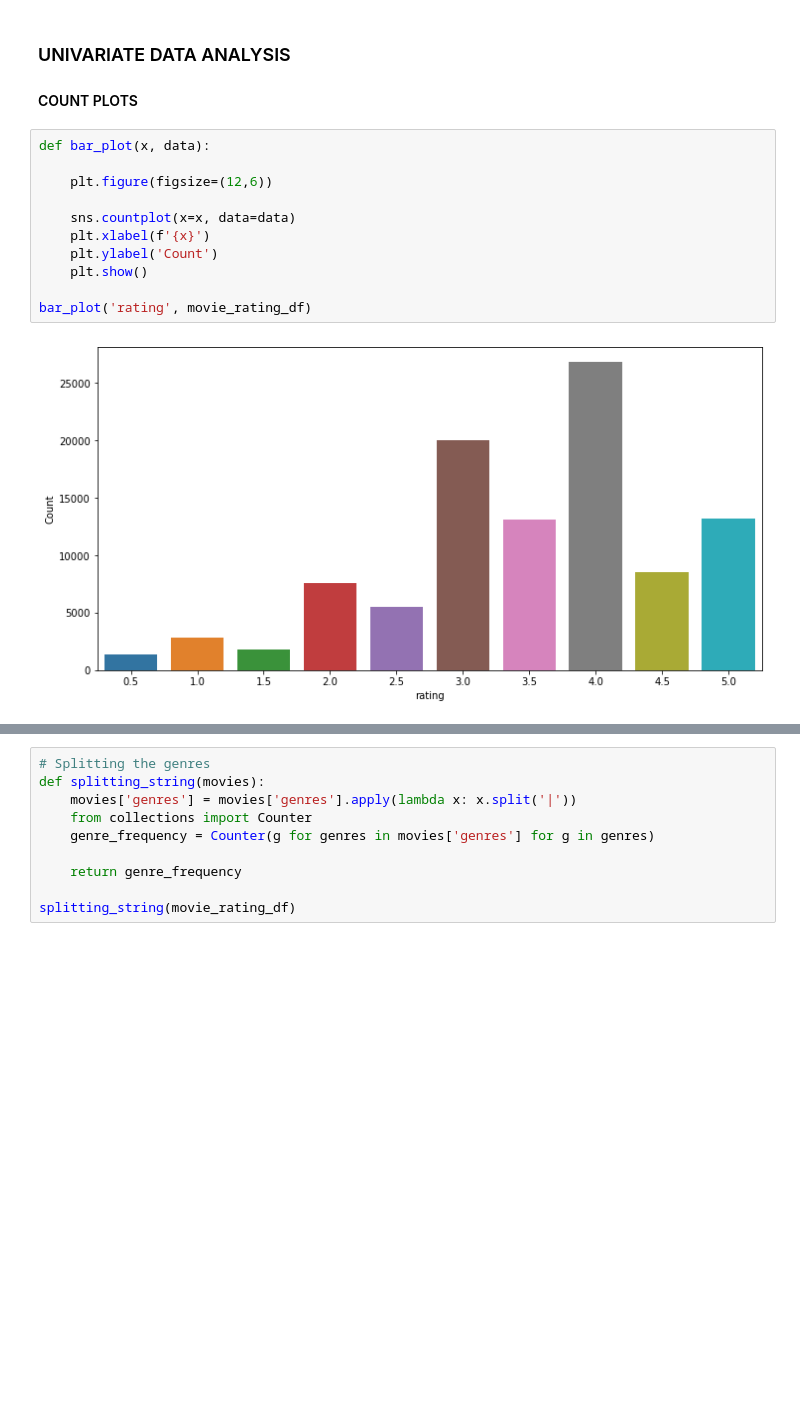
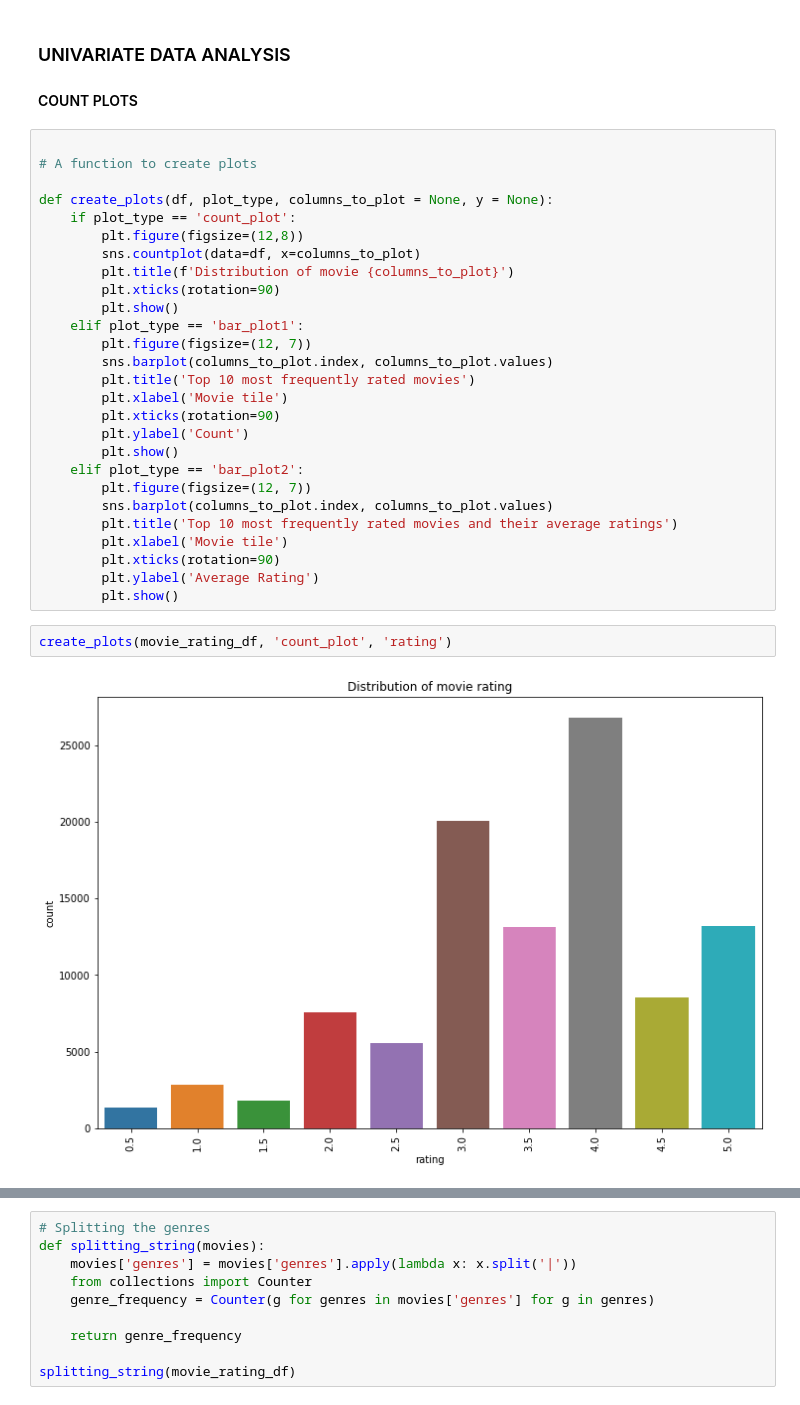
Before and after one commit to MwangiWambugu/Movie-Rec, a Jupyter notebook: index.ipynb, the cells around one changed output, grey strips where cells are left out. Drawn from its saved outputs; the diff is of its cells as text; blank space fills up the shorter version.

```diff
--- a/index.ipynb
+++ b/index.ipynb
@@ -132,18 +133,36 @@ Number of unique movies: 9724
 # %% [markdown]
 ### UNIVARIATE DATA ANALYSIS
 #### COUNT PLOTS
+# %%
+
+# A function to create plots
+
+def create_plots(df, plot_type, columns_to_plot = None, y = None):
+    if plot_type == 'count_plot':
+        plt.figure(figsize=(12,8))
+        sns.countplot(data=df, x=columns_to_plot)
+        plt.title(f'Distribution of movie {columns_to_plot}')
+        plt.xticks(rotation=90)
+        plt.show()
+    elif plot_type == 'bar_plot1':
+        plt.figure(figsize=(12, 7))
+        sns.barplot(columns_to_plot.index, columns_to_plot.values)
+        plt.title('Top 10 most frequently rated movies')
+        plt.xlabel('Movie tile')
+        plt.xticks(rotation=90)
+        plt.ylabel('Count')
+        plt.show()
+    elif plot_type == 'bar_plot2':
+        plt.figure(figsize=(12, 7))
+        sns.barplot(columns_to_plot.index, columns_to_plot.values)
+        plt.title('Top 10 most frequently rated movies and their average ratings')
+        plt.xlabel('Movie tile')
+        plt.xticks(rotation=90)
+        plt.ylabel('Average Rating')
+        plt.show()
 # %%
-def bar_plot(x, data):
-
-    plt.figure(figsize=(12,6))
-
-    sns.countplot(x=x, data=data)
-    plt.xlabel(f'{x}')
-    plt.ylabel('Count')
-    plt.show()
-
-bar_plot('rating', movie_rating_df)
+create_plots(movie_rating_df, 'count_plot', 'rating')
 # %% [output]
-[figure, old version]
+[figure, new version]
 # %%
 top_10_views = movie_rating_df['title'].value_counts().head(10)
```
Also changed, not shown: parts of 10 cells of this notebook.
